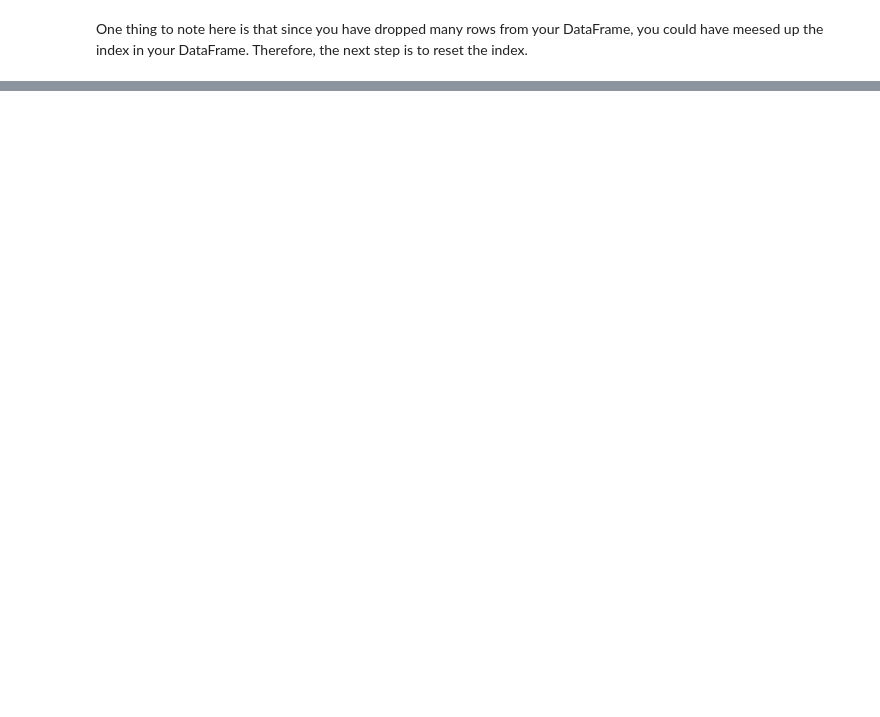
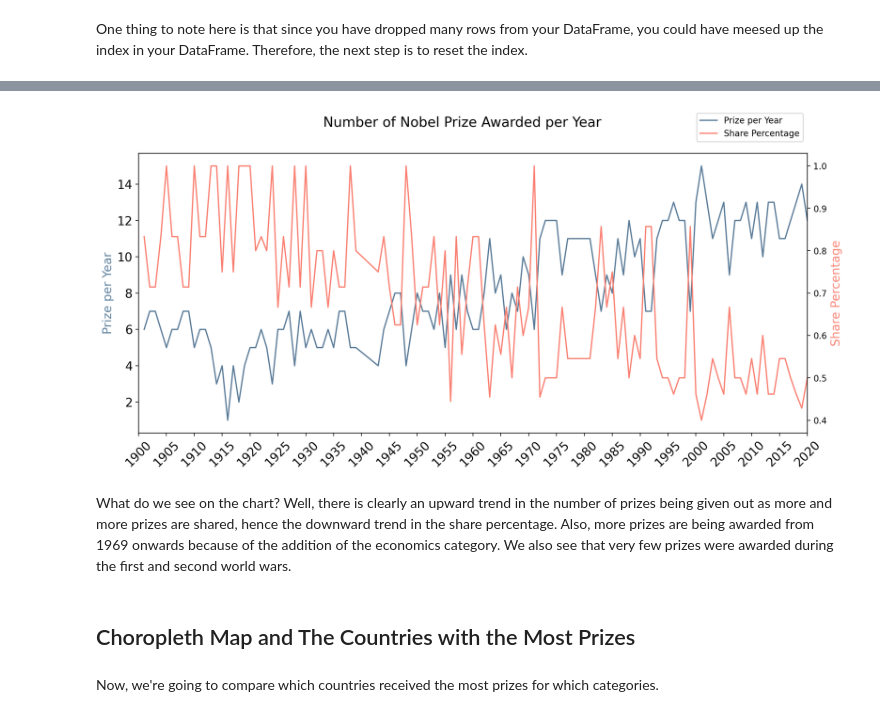
Before and after one commit to Chau-Ngoc/nobel-prize-analysis, a Jupyter notebook: nobel_prize_analysis.ipynb, the cells around one changed output, grey strips where cells are left out. Saved outputs shown, nothing was run; the diff lists cells and outputs as text; code cells hidden in the pictures; blank space fills up the shorter version.

Commit message:
Added a bunch of plots

```diff
--- a/nobel_prize_analysis.ipynb
+++ b/nobel_prize_analysis.ipynb
@@ -177,0 +306,3 @@ Let's proceed to the next step which is to investigate our data.
+# %%
+df_prize_trends = df.groupby('year').count()
+df_prize_trends['prize']
@@ -177,0 +327,3 @@ Let's proceed to the next step which is to investigate our data.
+# %%
+df_yearly_prize_share = df.groupby('year').agg({'prize_pct': pd.Series.mean})
+df_yearly_prize_share
@@ -177,0 +345,25 @@ Let's proceed to the next step which is to investigate our data.
+# %%
+fig, ax = plt.subplots(figsize=(14, 6), dpi=200)
+fig.suptitle('Number of Nobel Prize Awarded per Year', fontsize=16)
+
+plt.xticks(np.arange(1900, 2021, step=5), rotation=45, fontsize=14)
+plt.yticks(fontsize=14)
+
+ax.set_xlim(left=1900)
+ax.set_ylabel('Prize per Year', c='xkcd:slate blue', fontsize=14)
+ax.plot(df_prize_trends.index, df_prize_trends.prize, label='Prize per Year', c='xkcd:slate blue')
+
+ax2 = ax.twinx()
+ax2.set_ylabel('Share Percentage', c='salmon', fontsize=14)
+ax2.plot(df_yearly_prize_share.index, df_yearly_prize_share.values, c='salmon', label='Share Percentage')
+
+fig.legend(loc='upper right', bbox_to_anchor=(0.9, 1))
+plt.show()
+# %% [output]
+[figure, added]
+# %% [markdown]
+What do we see on the chart? Well, there is clearly an upward trend in the number of prizes being given out as more and more prizes are shared, hence the downward trend in the share percentage. Also, more prizes are being awarded from 1969 onwards because of the addition of the economics category. We also see that very few prizes were awarded during the first and second world wars.
+# %% [markdown]
+## Choropleth Map and The Countries with the Most Prizes <a id='choropleth-map'></a>
+# %% [markdown]
+Now, we're going to compare which countries received the most prizes for which categories.
```
Also changed, not shown: parts of 40 cells of this notebook.
